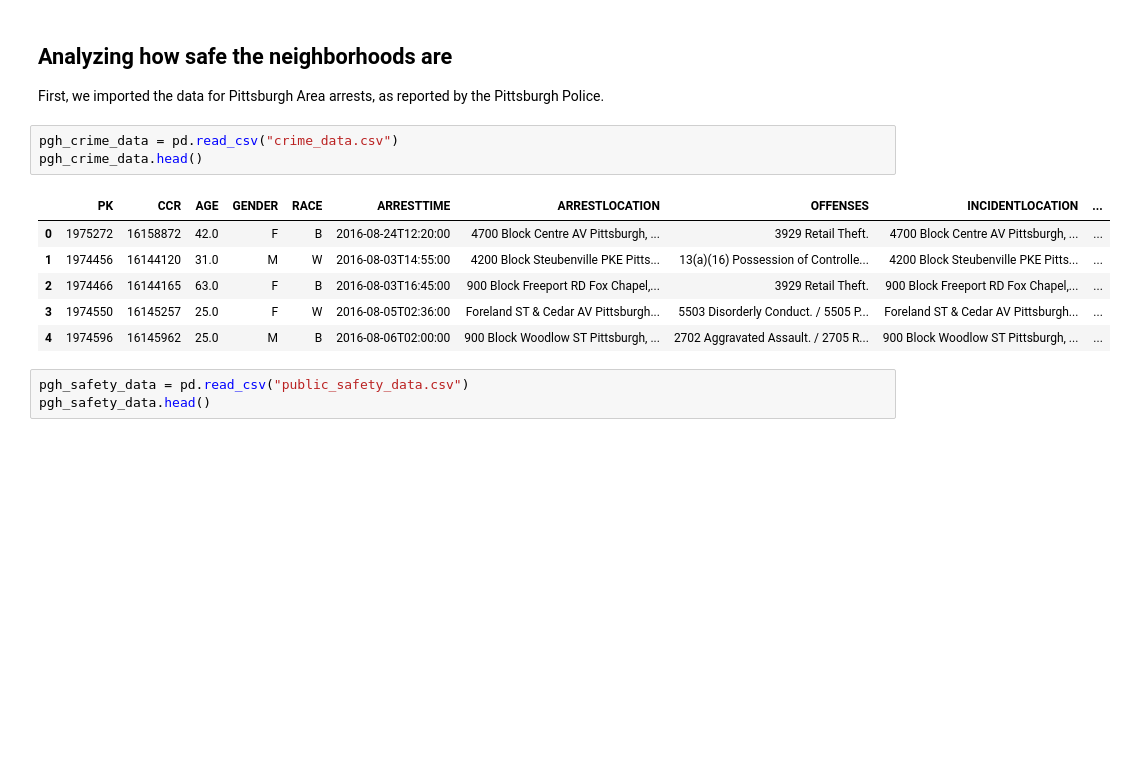
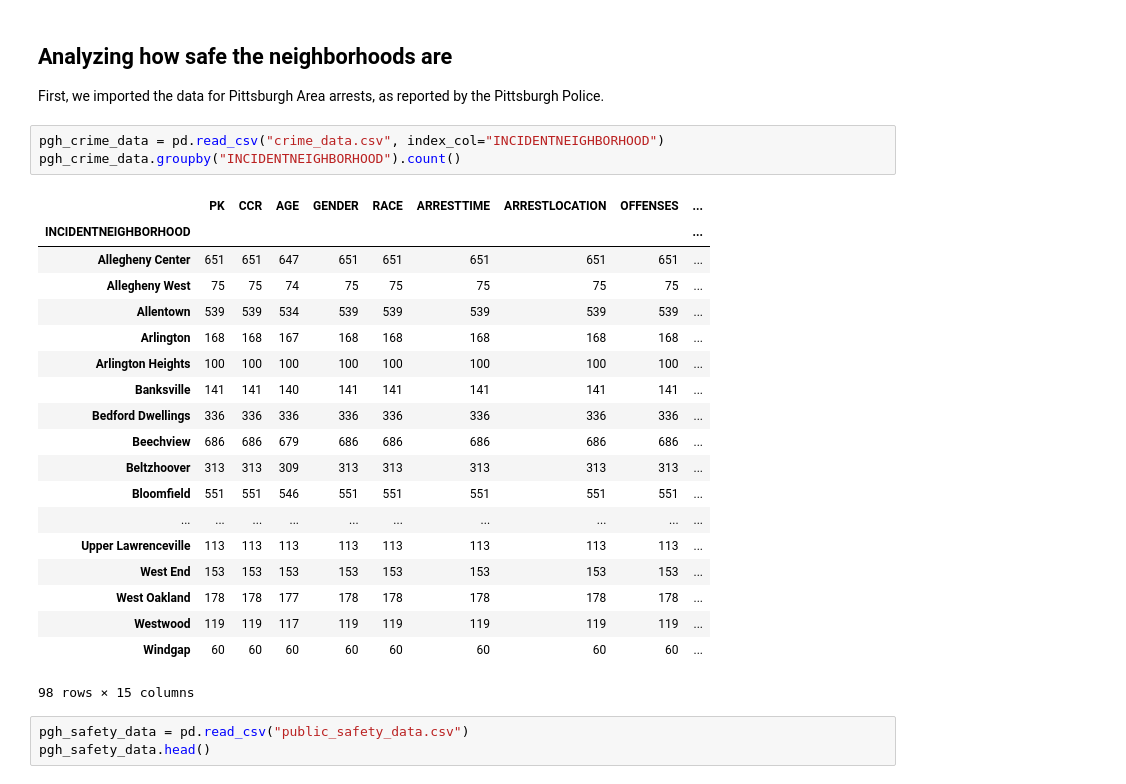
Before and after one commit to pats141/CMPINF_Final, a Jupyter notebook: Presentation.ipynb, the cells around one changed output. Saved outputs shown, nothing was run; the diff lists cells and outputs as text; blank space fills up the shorter version.

Commit message:
Sorted data by neighborhood

```diff
--- a/Presentation.ipynb
+++ b/Presentation.ipynb
@@ -14,15 +14,28 @@ import ssl
 ## Analyzing how safe the neighborhoods are
 First, we imported the data for Pittsburgh Area arrests, as reported by the Pittsburgh Police.
 # %%
-pgh_crime_data = pd.read_csv("crime_data.csv")
-pgh_crime_data.head()
+pgh_crime_data = pd.read_csv("crime_data.csv", index_col="INCIDENTNEIGHBORHOOD")
+pgh_crime_data.groupby("INCIDENTNEIGHBORHOOD").count()
 # %% [output]
-|  | PK | CCR | AGE | GENDER | RACE | ARRESTTIME | ARRESTLOCATION | OFFENSES | INCIDENTLOCATION | ... |
-| 0 | 1975272 | 16158872 | 42.0 | F | B | 2016-08-24T12:20:00 | 4700 Block Centre AV Pittsburgh, ... | 3929 Retail Theft. | 4700 Block Centre AV Pittsburgh, ... | ... |
-| 1 | 1974456 | 16144120 | 31.0 | M | W | 2016-08-03T14:55:00 | 4200 Block Steubenville PKE Pitts... | 13(a)(16) Possession of Controlle... | 4200 Block Steubenville PKE Pitts... | ... |
-| 2 | 1974466 | 16144165 | 63.0 | F | B | 2016-08-03T16:45:00 | 900 Block Freeport RD Fox Chapel,... | 3929 Retail Theft. | 900 Block Freeport RD Fox Chapel,... | ... |
-| 3 | 1974550 | 16145257 | 25.0 | F | W | 2016-08-05T02:36:00 | Foreland ST & Cedar AV Pittsburgh... | 5503 Disorderly Conduct. / 5505 P... | Foreland ST & Cedar AV Pittsburgh... | ... |
-| 4 | 1974596 | 16145962 | 25.0 | M | B | 2016-08-06T02:00:00 | 900 Block Woodlow ST Pittsburgh, ... | 2702 Aggravated Assault. / 2705 R... | 900 Block Woodlow ST Pittsburgh, ... | ... |
+|  | PK | CCR | AGE | GENDER | RACE | ARRESTTIME | ARRESTLOCATION | OFFENSES | ... |
+| INCIDENTNEIGHBORHOOD |  |  |  |  |  |  |  |  | ... |
+| Allegheny Center | 651 | 651 | 647 | 651 | 651 | 651 | 651 | 651 | ... |
+| Allegheny West | 75 | 75 | 74 | 75 | 75 | 75 | 75 | 75 | ... |
+| Allentown | 539 | 539 | 534 | 539 | 539 | 539 | 539 | 539 | ... |
+| Arlington | 168 | 168 | 167 | 168 | 168 | 168 | 168 | 168 | ... |
+| Arlington Heights | 100 | 100 | 100 | 100 | 100 | 100 | 100 | 100 | ... |
+| Banksville | 141 | 141 | 140 | 141 | 141 | 141 | 141 | 141 | ... |
+| Bedford Dwellings | 336 | 336 | 336 | 336 | 336 | 336 | 336 | 336 | ... |
+| Beechview | 686 | 686 | 679 | 686 | 686 | 686 | 686 | 686 | ... |
+| Beltzhoover | 313 | 313 | 309 | 313 | 313 | 313 | 313 | 313 | ... |
+| Bloomfield | 551 | 551 | 546 | 551 | 551 | 551 | 551 | 551 | ... |
+| ... | ... | ... | ... | ... | ... | ... | ... | ... | ... |
+| Upper Lawrenceville | 113 | 113 | 113 | 113 | 113 | 113 | 113 | 113 | ... |
+| West End | 153 | 153 | 153 | 153 | 153 | 153 | 153 | 153 | ... |
+| West Oakland | 178 | 178 | 177 | 178 | 178 | 178 | 178 | 178 | ... |
+| Westwood | 119 | 119 | 117 | 119 | 119 | 119 | 119 | 119 | ... |
+| Windgap | 60 | 60 | 60 | 60 | 60 | 60 | 60 | 60 | ... |
+98 rows × 15 columns
 # %%
 pgh_safety_data = pd.read_csv("public_safety_data.csv")
 pgh_safety_data.head()
```
Also changed, not shown: parts of 2 cells of this notebook.
